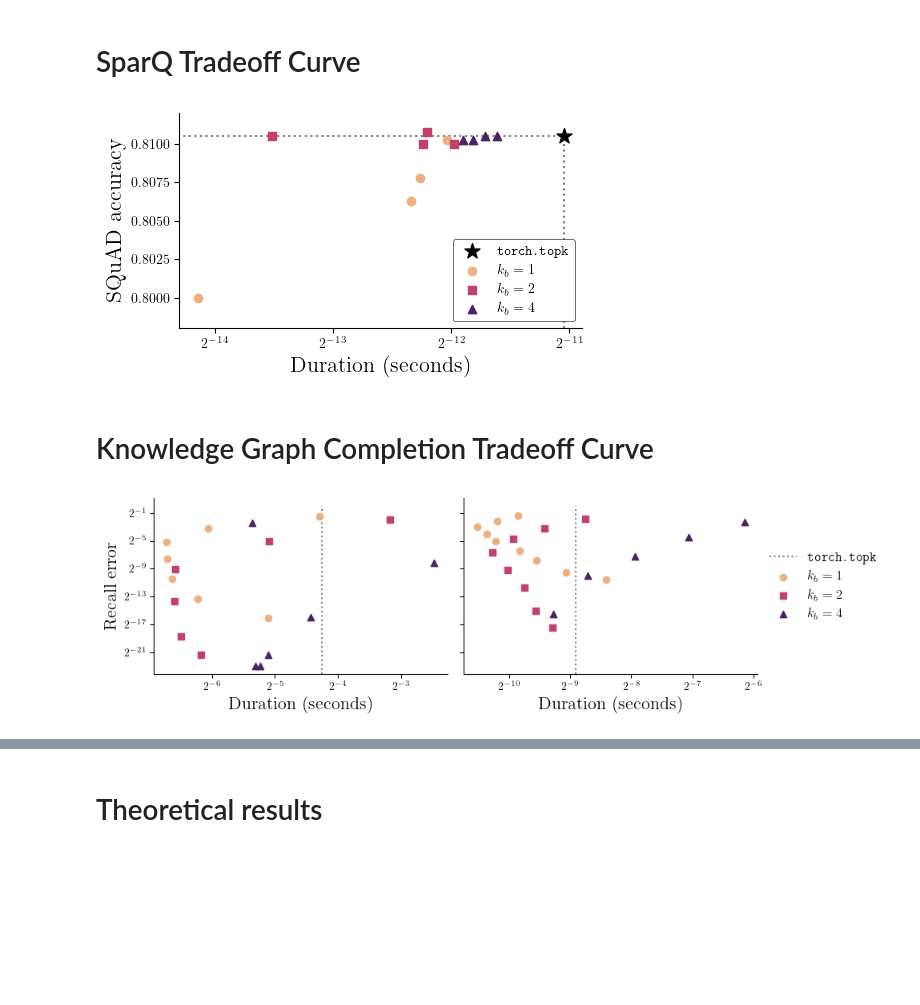
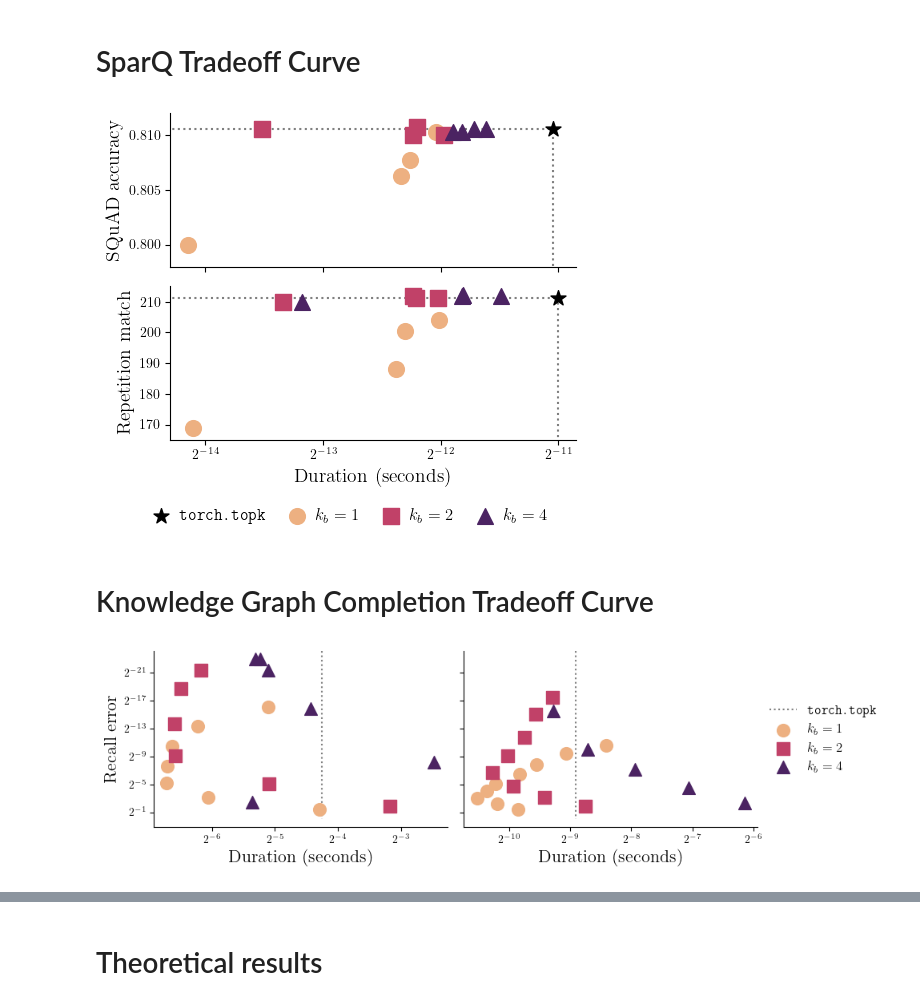
Before and after one commit to graphcore-research/pytorch-approx-topk, a Jupyter notebook: notebooks/20240912-final-figures.ipynb, the cells around one changed output, grey strips where cells are left out. Saved outputs shown, nothing was run; the diff lists cells and outputs as text; code cells hidden in the pictures; blank space fills up the shorter version.

```diff
--- a/notebooks/20240912-final-figures.ipynb
+++ b/notebooks/20240912-final-figures.ipynb
@@ -62,9 +65,11 @@ def subplot(
     legend_fontsize: int = 14,
     legend_keys: list[str] = None,
     scatter_only: bool = False,
+    line_kwargs: dict = {},
     xlabel: str = None,
     ylabel: str = None,
     label_fontsize: int = 16,
+    remove_last: int = 0,
     **kwargs,
 ) -> None:
     """Plot a candidate for Figure 1 (Doug's theoretical duration vs n vs recall"""
@@ -83,9 +88,12 @@ def subplot(
         # recall = line_df.apply(synth_recall, axis=1)
         # print(line, recall.mean(), recall.std())
 
-        ax.scatter(line_df[x_axis], line_df[y_axis], color=color, label=label, marker=marker, s=markersize)
+        x, y = line_df[x_axis], line_df[y_axis]
+        if remove_last:
+            x, y = x[:-remove_last], y[:-remove_last]
+        ax.scatter(x, y, color=color, label=label, marker=marker, s=markersize)
         if not scatter_only:
-            ax.plot(line_df[x_axis], line_df[y_axis], color=color, alpha=0.4)
+            ax.plot(x, y, color=color, alpha=0.4, **line_kwargs)
     if log_x:
         ax.set_xscale("log", base=log_x_base)
     if log_y:
@@ -240,11 +248,16 @@ plt.savefig("figures/figure-01-bandwidth.pdf")
 # %% [markdown]
 # SparQ Tradeoff Curve
 # %%
+palette = sns.color_palette("flare", as_cmap=True)
+
+
 sparq_df = pd.read_json("../data/sparq-data-merged.jsonl", lines=True)
 exact_df = pd.read_json("../data/sparq-data-exact-merged.jsonl", lines=True)
 sparq_df = pd.concat([sparq_df, exact_df])
 
-fig, axes = plt.subplots(nrows=1, ncols=1, figsize=(5, 3))
+print(sparq_df)
+
+fig, axes = plt.subplots(nrows=2, ncols=1, figsize=(5, 4.5), sharex=True)
 if not isinstance(axes, typing.Iterable):
     axes = [axes]
 
@@ -267,42 +280,56 @@ for n, ax in zip([1409, 1659], axes):
 
     subplot(
         ax=ax,
         df=sparq_df,
         x_axis="duration_mean",
         y_axis="score",
         lines=[
             {"k_b": 1},
             {"k_b": 2},
             {"k_b": 4},
         ],
         legend_keys=[
             r"$k_b = 1$",
             r"$k_b = 2$",
             r"$k_b = 4$",
         ],
         markers=["o", "s", "^"],
+        markersize=128,
         scatter_only=True,
-        xlabel="Duration (seconds)",
+        xlabel="Duration (seconds)" if n == 1659 else "",
         ylabel="SQuAD accuracy" if n == 1409 else "Repetition match",
+        label_fontsize=14,
         log_x=True,
         y_lim=y_lim,
         legend=False,
         n=n,
         method="approx_topk.priority_queue.topk",
         interleaved=True,
         colors=[palette(i / 2) for i in range(3)],
     )
 
-legend = axes[len(axes) - 1].legend(fontsize=10, loc=4, framealpha=1)
-legend.get_frame().set_linewidth(0.4)
-legend.get_frame().set_edgecolor("k")
+# legend = axes[len(axes) - 1].legend(fontsize=10, loc=4, framealpha=1)
+# legend.get_frame().set_linewidth(0.4)
+# legend.get_frame().set_edgecolor("k")
+
+_ = axes[-1].legend(
+    frameon=False,
+    loc="center left",
+    bbox_to_anchor=(-0.1, -0.5),
+    fontsize=12,
+    ncol=4,
+    columnspacing=0.9,
+    handletextpad=0.1,
+)
 plt.tight_layout()
-plt.savefig("figures/figure-02-sparq-tradeoff-squad.pdf")
+plt.savefig("figures/figure-02-sparq-tradeoff-squad-repetition.pdf")
 # %% [output]
-[figure, old version]
+[figure, new version]
 # %% [markdown]
 # Knowledge Graph Completion Tradeoff Curve
 # %%
+palette = sns.color_palette("flare", as_cmap=True)
+
 graph_df = pd.read_json("../data/graph-data-merged.jsonl", lines=True)
 graph_exact_df = pd.read_json("../data/graph-data-exact-merged.jsonl", lines=True)
 
@@ -333,6 +360,7 @@ t = subplot(
         r"$k_b = 4$",
     ],
     markers=["o", "s", "^"],
+    markersize=128,
     scatter_only=True,
     xlabel="Duration (seconds)",
     ylabel="Recall error",
@@ -346,7 +374,7 @@ t = subplot(
     colors=[palette(i / 2) for i in range(3)],
 )
 
-
+# plt.gca().invert_yaxis()
 k, batch_size = 256, 64
 
 vocab_df = pd.read_json("../data/vocab-data-merged-compressed.jsonl", lines=True)
@@ -372,6 +400,7 @@ t = subplot(
         r"$k_b = 4$",
     ],
     markers=["o", "s", "^"],
+    markersize=128,
     scatter_only=True,
     xlabel="Duration (seconds)",
     ylabel="",
@@ -383,7 +412,7 @@ t = subplot(
     colors=[palette(i / 2) for i in range(3)],
 )
 
-
+plt.gca().invert_yaxis()
 # legend = axes[len(axes) - 1].legend(fontsize=10, loc=4, framealpha=1)
 # legend.get_frame().set_linewidth(0.4)
 # legend.get_frame().set_edgecolor("k")
@@ -391,4 +420,4 @@ _ = axes[1].legend(frameon=False, loc="center left", bbox_to_anchor=(1, 0.5), fo
 plt.tight_layout()
 plt.savefig("figures/figure-04-kgc-and-vocab-tradeoff.pdf")
 # %% [output]
-[figure, old version]
+[figure, new version]
```
Also changed, not shown: parts of 17 cells of this notebook, 24 other files.
